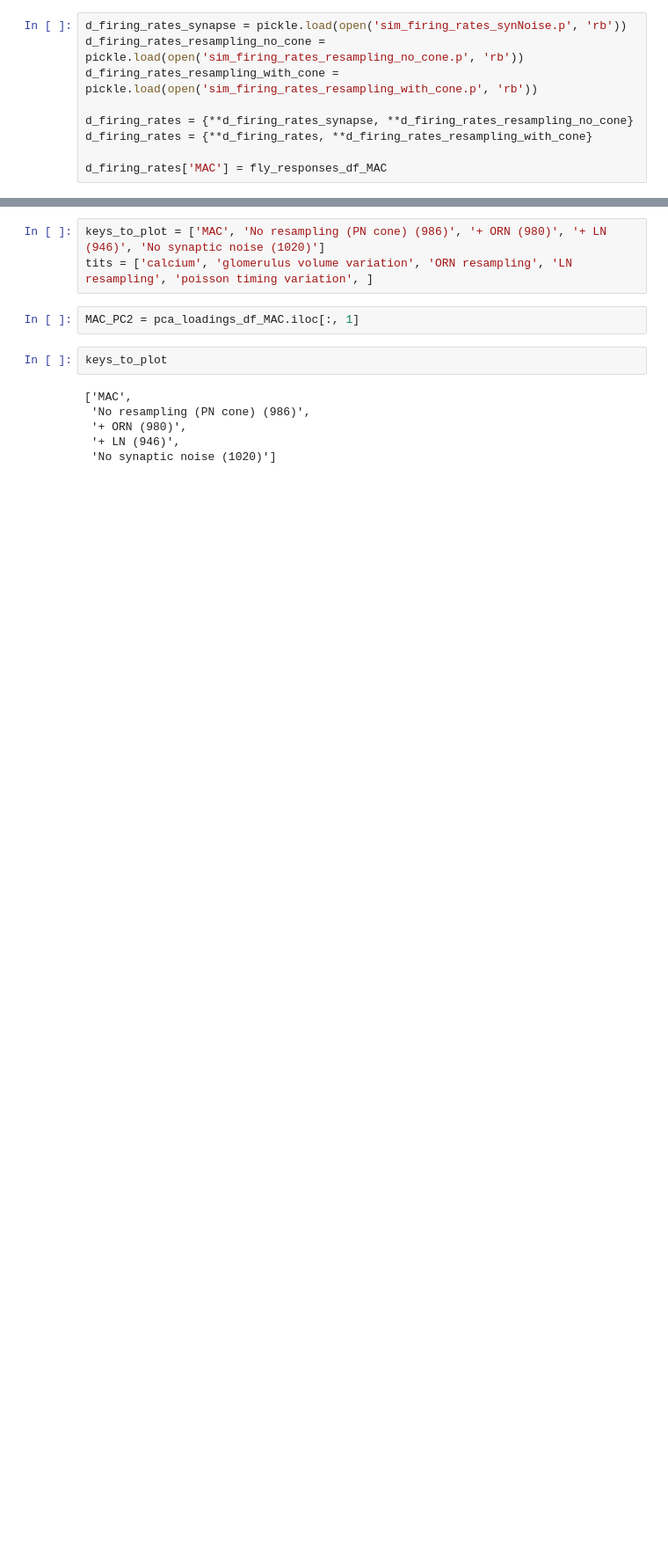
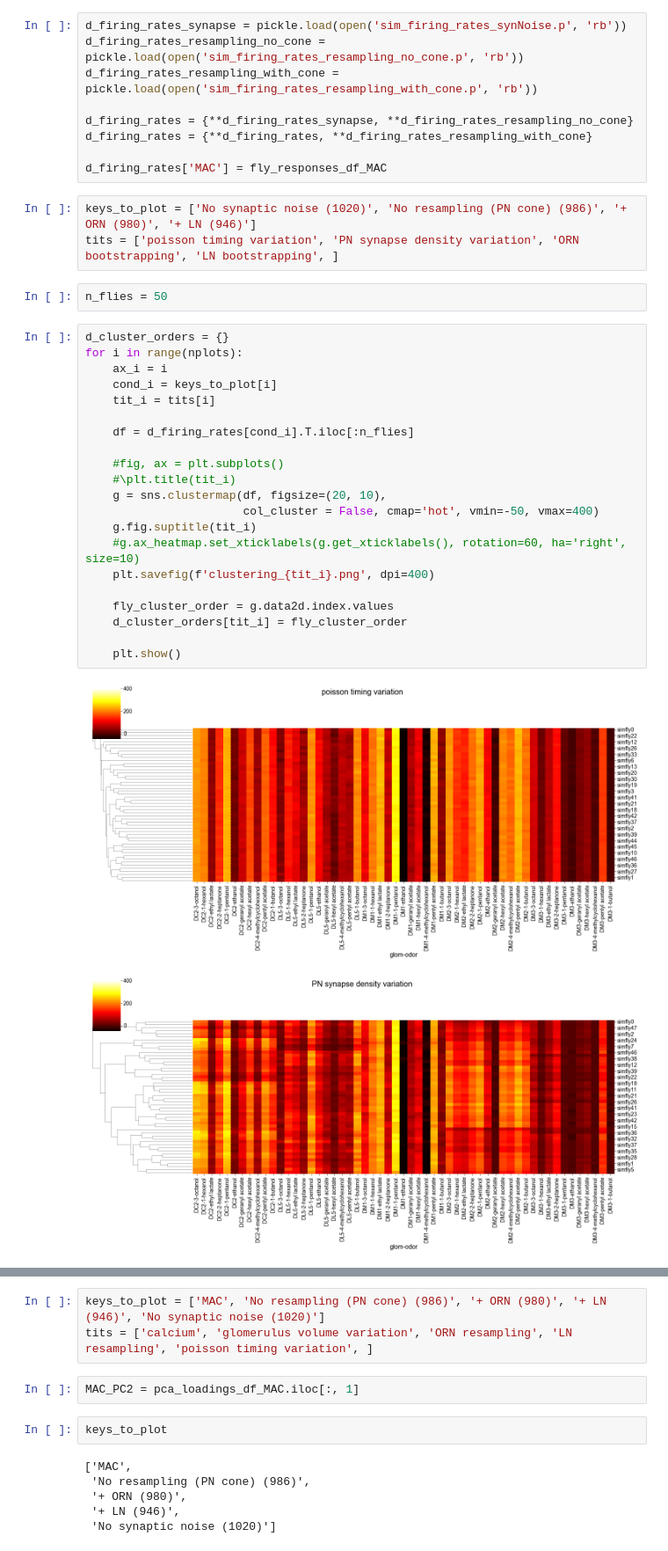
Before and after one commit to dlavrent/ALVariability, a Jupyter notebook: analysis/analyze_all_simulation_PCAs.ipynb, the cells around one changed output, grey strips where cells are left out. Shown at 88% size. Cells and saved outputs as stored; diff of their text form; blank space fills up the shorter version.

```diff
--- a/analysis/analyze_all_simulation_PCAs.ipynb
+++ b/analysis/analyze_all_simulation_PCAs.ipynb
@@ -312,3 +299,32 @@ d_firing_rates = {**d_firing_rates_synapse, **d_firing_rates_resampling_no_cone}
 d_firing_rates = {**d_firing_rates, **d_firing_rates_resampling_with_cone}
 
 d_firing_rates['MAC'] = fly_responses_df_MAC
+# %%
+keys_to_plot = ['No synaptic noise (1020)', 'No resampling (PN cone) (986)', '+ ORN (980)', '+ LN (946)']
+tits = ['poisson timing variation', 'PN synapse density variation', 'ORN bootstrapping', 'LN bootstrapping', ]
+# %%
+n_flies = 50
+# %%
+d_cluster_orders = {}
+for i in range(nplots):
+    ax_i = i
+    cond_i = keys_to_plot[i]
+    tit_i = tits[i]
+
+    df = d_firing_rates[cond_i].T.iloc[:n_flies]
+
+    #fig, ax = plt.subplots()
+    #\plt.title(tit_i)
+    g = sns.clustermap(df, figsize=(20, 10),
+                       col_cluster = False, cmap='hot', vmin=-50, vmax=400)
+    g.fig.suptitle(tit_i)
+    #g.ax_heatmap.set_xticklabels(g.get_xticklabels(), rotation=60, ha='right', size=10)
+    plt.savefig(f'clustering_{tit_i}.png', dpi=400)
+
+    fly_cluster_order = g.data2d.index.values
+    d_cluster_orders[tit_i] = fly_cluster_order
+
+    plt.show()
+# %% [output]
+[figure, added]
+[figure, added]
```
Also changed, not shown: parts of 30 cells of this notebook.
